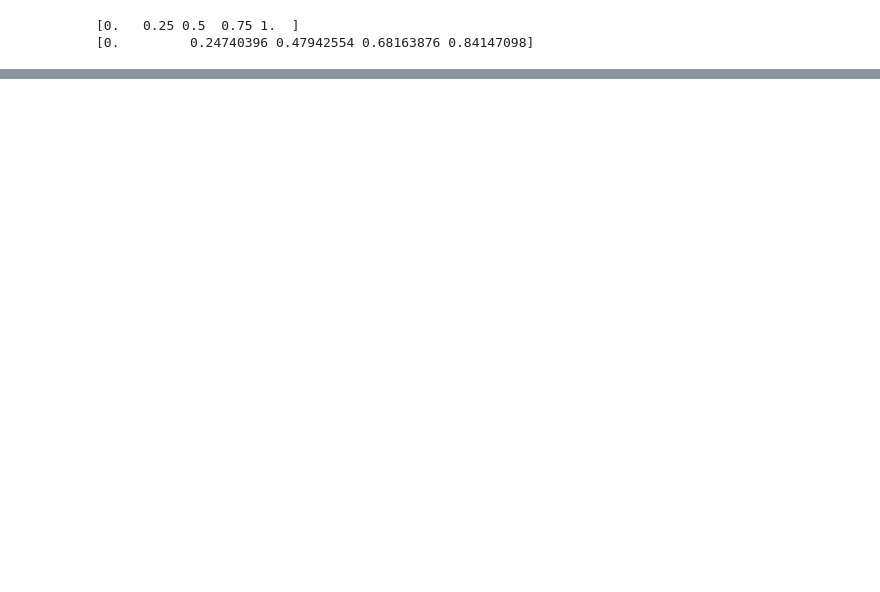
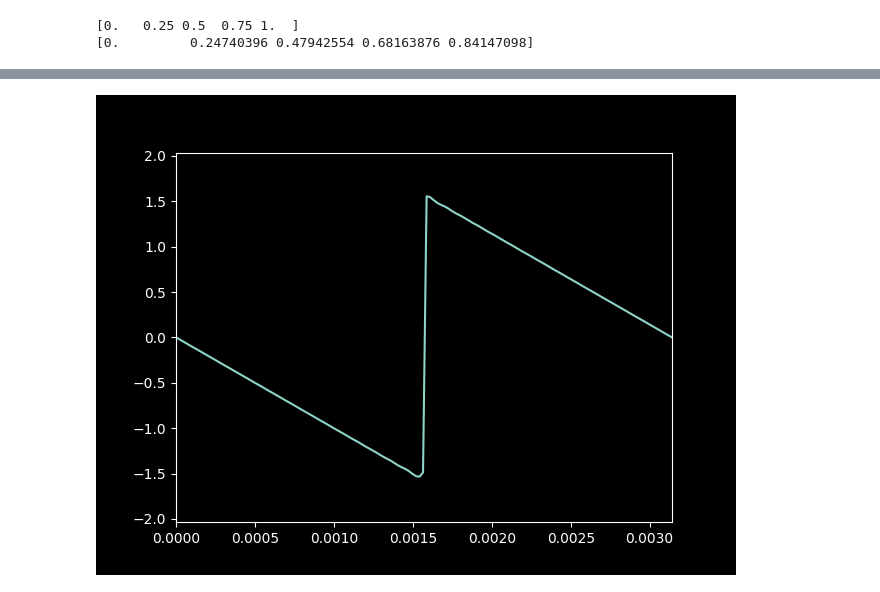
Before and after one commit to djn-hgs/fourier-intro, a Jupyter notebook: fourier_intro.ipynb, the cells around one changed output, grey strips where cells are left out. Cells and saved outputs as stored; diff of their text form; code cells hidden in the pictures; blank space fills up the shorter version.

```diff
--- a/fourier_intro.ipynb
+++ b/fourier_intro.ipynb
@@ -41,9 +40,9 @@ RATE = 44100
 DURATION = 5
 FREQUENCY = 2000
 # %%
-xf = numpy.linspace(0, DURATION, RATE * DURATION)
+xf = np.linspace(0, DURATION, RATE * DURATION)
 yf = sum(
-    (-1) ** n / n * numpy.sin(n * FREQUENCY * xf)
+    (-1) ** n / n * np.sin(n * FREQUENCY * xf)
     for n in range(1, 1001)
 )
 
@@ -58,3 +55,4 @@ plt.show()
+[figure, added]
 # %%
 p = pyaudio.PyAudio()
 
```
Also changed, not shown: parts of 10 cells of this notebook, 1 other file.
